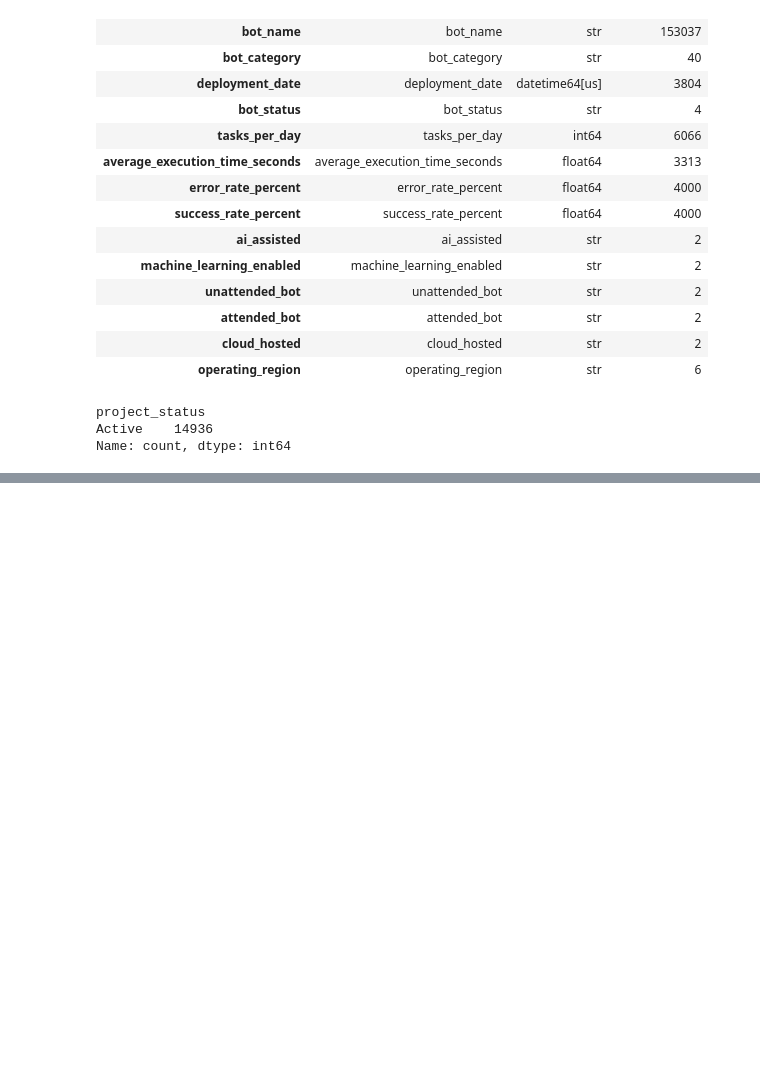
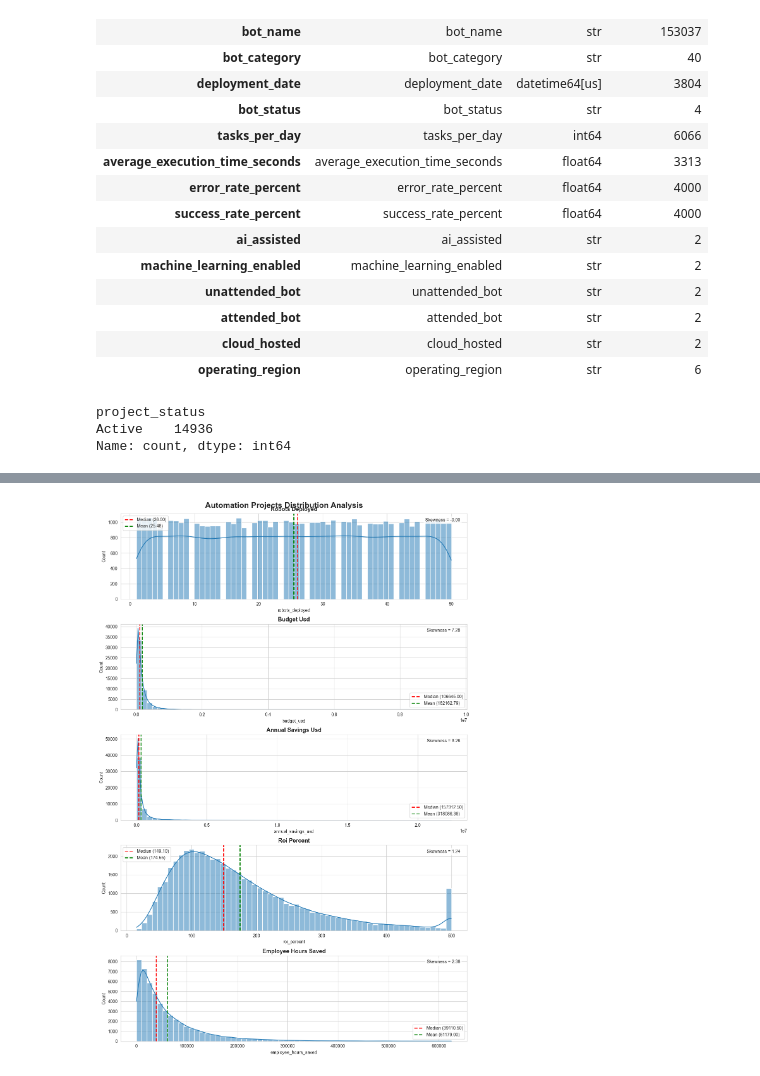
Before and after one commit to fathirrizkifadillah/Worldwide-Robotic-Process-Automation-Database-2026, a Jupyter notebook: main.ipynb, the cells around one changed output, grey strips where cells are left out. Saved outputs shown, nothing was run; the diff lists cells and outputs as text; code cells hidden in the pictures; blank space fills up the shorter version.

Commit message:
Upgrade data quality Check

```diff
--- a/main.ipynb
+++ b/main.ipynb
@@ -489,0 +596,90 @@ Name: count, dtype: int64
+# %%
+target_columns = [
+    "robots_deployed",
+    "budget_usd",
+    "annual_savings_usd",
+    "roi_percent",
+    "employee_hours_saved"
+]
+
+fig, axes = plt.subplots(
+    nrows=len(target_columns),
+    ncols=1,
+    figsize=(12, 18)
+)
+
+axes = axes.flatten()
+
+for ax, col in zip(axes, target_columns):
+
+    mean_val = auto_projects[col].mean()
+    median_val = auto_projects[col].median()
+    skew_val = skew(auto_projects[col].dropna())
+
+    sns.histplot(
+        data=auto_projects,
+        x=col,
+        bins=60,
+        kde=True,
+        ax=ax
+    )
+
+    ax.axvline(
+        median_val,
+        color='red',
+        linestyle='--',
+        linewidth=2,
+        label=f'Median ({median_val:.2f})'
+    )
+
+    ax.axvline(
+        mean_val,
+        color='green',
+        linestyle='--',
+        linewidth=2,
+        label=f'Mean ({mean_val:.2f})'
+    )
+
+    ax.set_title(
+        col.replace("_"," ").title(),
+        fontsize=13,
+        fontweight='bold'
+    )
+
+    ax.text(
+        0.98,
+        0.95,
+        f'Skewness = {skew_val:.2f}',
+        transform=ax.transAxes,
+        ha='right',
+        va='top',
+        bbox=dict(
+            boxstyle='round',
+            facecolor='white',
+            alpha=.8
+        )
+    )
+
+    ax.legend()
+
+plt.tight_layout()
+
+fig.suptitle(
+    "Automation Projects Distribution Analysis",
+    fontsize=18,
+    fontweight='bold'
+)
+
+fig.subplots_adjust(top=.96)
+
+os.makedirs("img", exist_ok=True)
+
+plt.savefig(
+    "img/automation_projects_distribution.png",
+    dpi=300,
+    bbox_inches="tight"
+)
+
+plt.show()
+# %% [output]
+[figure, added]
```
Also changed, not shown: parts of 6 cells of this notebook, 2 other files.
